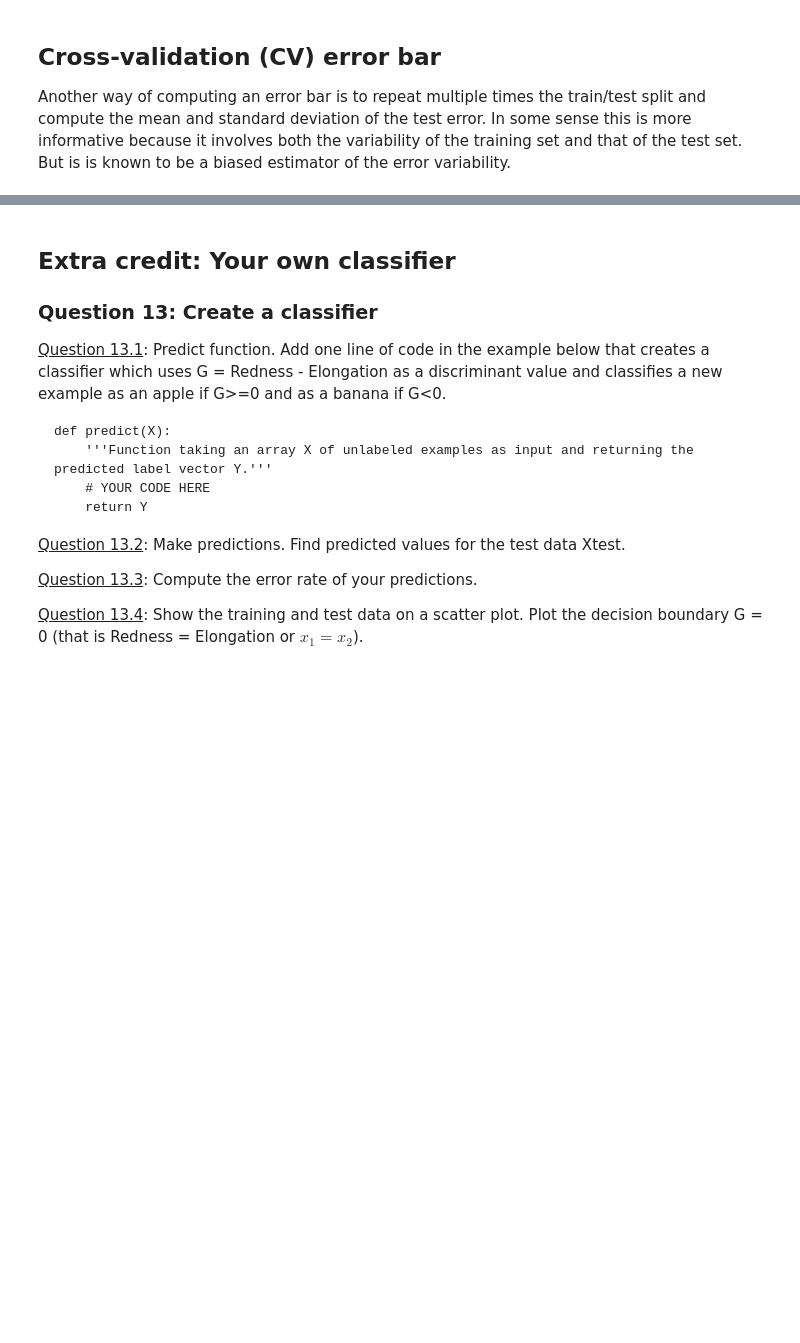
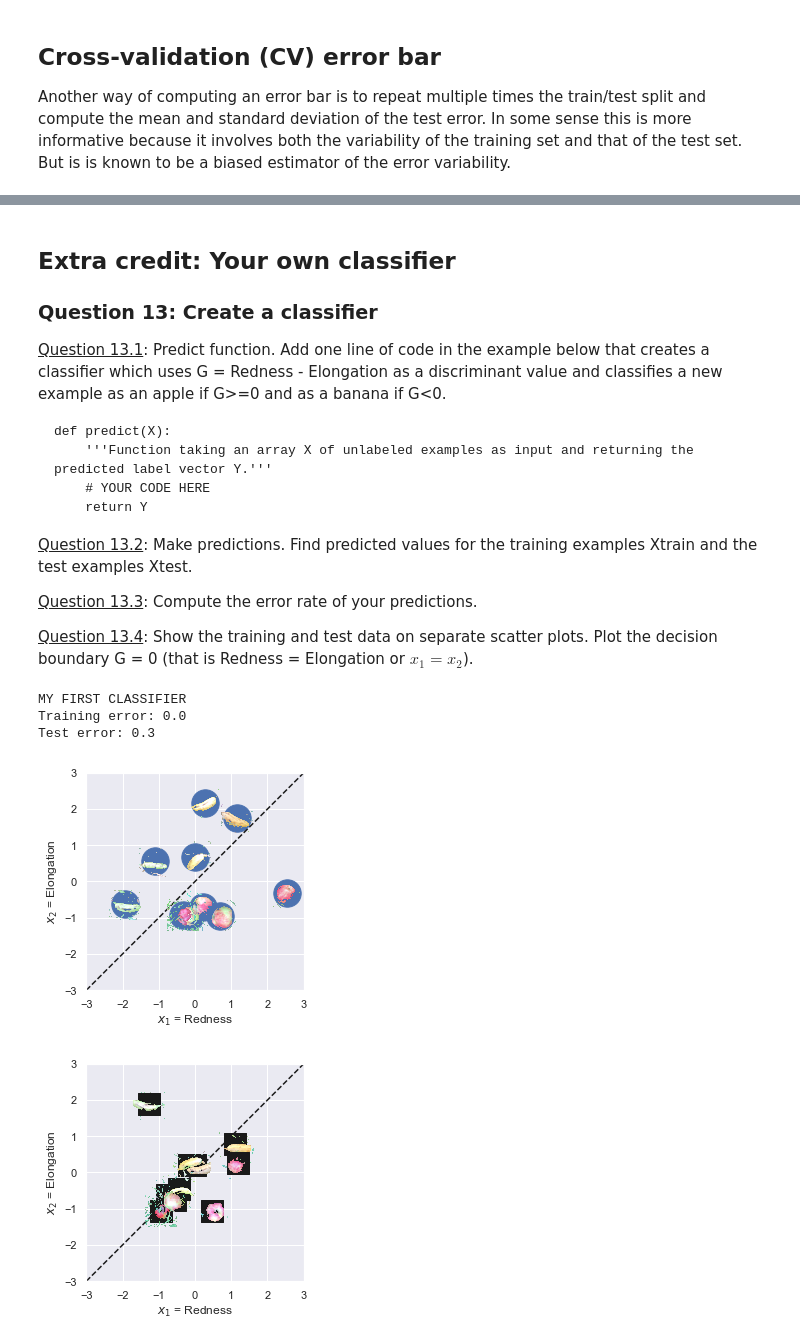
Before and after one commit to madclam/info113, a Jupyter notebook: source/HW2/hw2.ipynb, the cells around one changed output, grey strips where cells are left out. Cells and saved outputs as stored; diff of their text form; code cells hidden in the pictures; blank space fills up the shorter version.

```diff
--- a/source/HW2/hw2.ipynb
+++ b/source/HW2/hw2.ipynb
@@ -673,11 +640,11 @@ print("STANDARD ERROR BAR: {0:.2f}".format(sigma))
         # YOUR CODE HERE
         return Y
 
-<u>Question 13.2</u>: Make predictions. Find predicted values for the test data Xtest.
+<u>Question 13.2</u>: Make predictions. Find predicted values for the training examples Xtrain and the test examples Xtest.
 
 <u>Question 13.3</u>: Compute the error rate of your predictions.
 
-<u>Question 13.4</u>: Show the training and test data on a scatter plot. Plot the decision boundary G = 0 (that is Redness = Elongation or $x_1=x_2$).
+<u>Question 13.4</u>: Show the training and test data on separate scatter plots. Plot the decision boundary G = 0 (that is Redness = Elongation or $x_1=x_2$).
 # %%
 # Solution to question 13.1
 def predict(X):
@@ -693,4 +660,21 @@ print(Ytest_predicted)
 # %%
 # Solution to question 13.3
+e_tr = error_rate(Ytrain, Ytrain_predicted)
 e_te = error_rate(Ytest, Ytest_predicted)
-print("ERROR RATE NEAREST NEIGHBOR CLASSIFIER:", e_te)
+print("MY FIRST CLASSIFIER")
+print("Training error:", e_tr)
+print("Test error:", e_te)
+# %% [output]
+MY FIRST CLASSIFIER
+Training error: 0.0
+Test error: 0.3
+# %%
+make_scatter_plot(X, F, train_index, [],
+                  filter=transparent_background_filter, predicted_labels='GroundTruth',
+                 show_diag=True)
+make_scatter_plot(X, F, [], test_index,
+                  filter=transparent_background_filter, predicted_labels='GroundTruth',
+                 show_diag=True)
+# %% [output]
+[figure, added]
+[figure, added]
```
Also changed, not shown: parts of 12 cells of this notebook, 1 other file.
